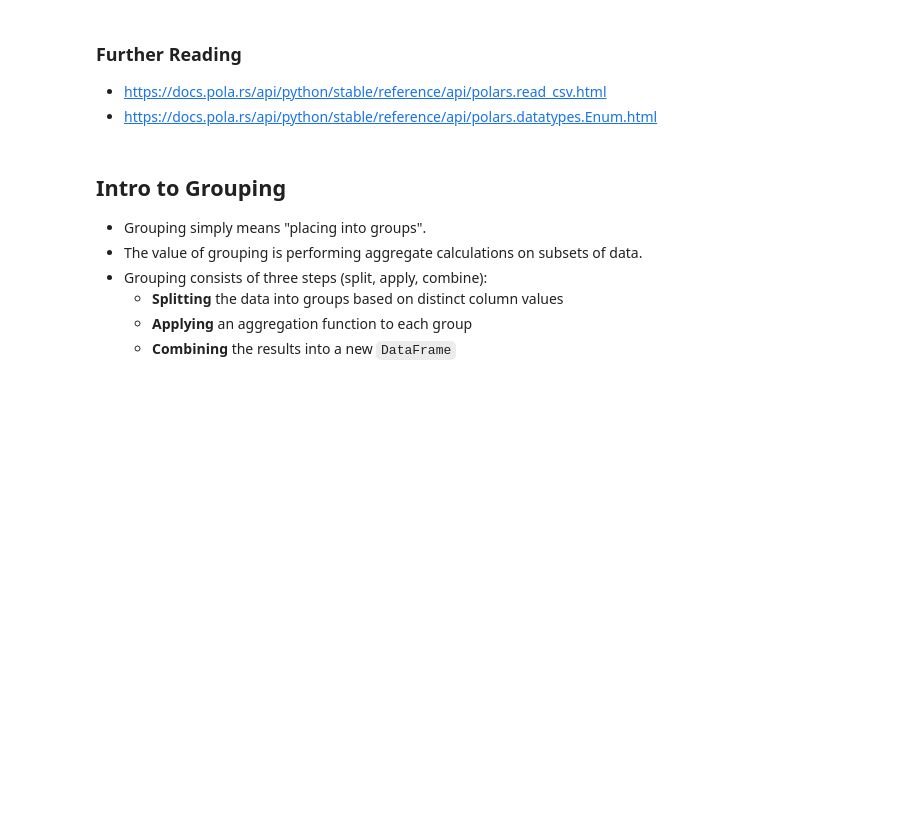
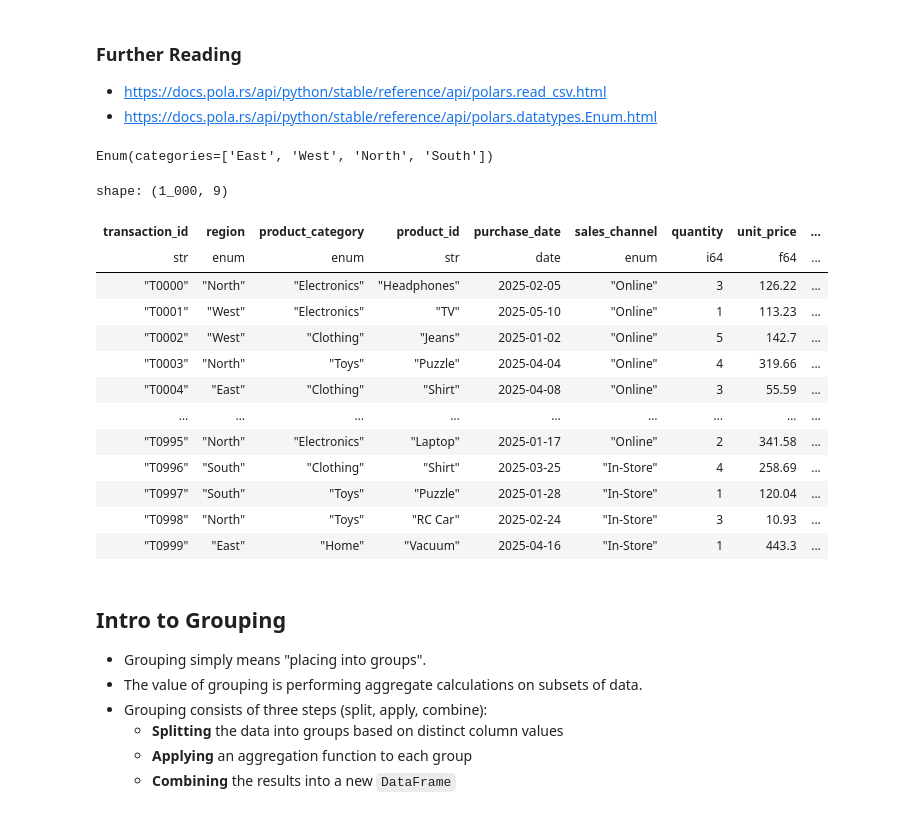
Before and after one commit to yaowenqiang/Data-Analysis-with-Polars-and-Python, a Jupyter notebook: incomplete/16 - GroupBy.ipynb, the cells around one changed output. Cells and saved outputs as stored; diff of their text form; code cells hidden in the pictures; blank space fills up the shorter version.

```diff
--- a/incomplete/16 - GroupBy.ipynb
+++ b/incomplete/16 - GroupBy.ipynb
@@ -10,7 +53,51 @@
+# %%
+region_enum = pl.Enum(
+    [
+        "East",
+        "West",
+        "North",
+        "South",
+    ]
+)
 # %% [markdown]
 ### Further Reading
 - https://docs.pola.rs/api/python/stable/reference/api/polars.read_csv.html
 - https://docs.pola.rs/api/python/stable/reference/api/polars.datatypes.Enum.html
+# %%
+region_enum
+# %% [output]
+Enum(categories=['East', 'West', 'North', 'South'])
+# %%
+product_catetory_enum = pl.Enum(["Home", "Electronics", "Toys", "Clothing"])
+# %%
+sales_channel_enum = pl.Enum(["In-Store", "Online"])
+# %%
+retail_sales = pl.read_csv(
+    "retail_sales.csv",
+    try_parse_dates=True,
+    schema_overrides={
+        "region": region_enum,
+        "product_category": product_catetory_enum,
+        "sales_channel": sales_channel_enum,
+    },
+)
+# %%
+retail_sales
+# %% [output]
+shape: (1_000, 9)
+| transaction_id | region | product_category | product_id | purchase_date | sales_channel | quantity | unit_price | ... |
+| str | enum | enum | str | date | enum | i64 | f64 | ... |
+| "T0000" | "North" | "Electronics" | "Headphones" | 2025-02-05 | "Online" | 3 | 126.22 | ... |
+| "T0001" | "West" | "Electronics" | "TV" | 2025-05-10 | "Online" | 1 | 113.23 | ... |
+| "T0002" | "West" | "Clothing" | "Jeans" | 2025-01-02 | "Online" | 5 | 142.7 | ... |
+| "T0003" | "North" | "Toys" | "Puzzle" | 2025-04-04 | "Online" | 4 | 319.66 | ... |
+| "T0004" | "East" | "Clothing" | "Shirt" | 2025-04-08 | "Online" | 3 | 55.59 | ... |
+| … | … | … | … | … | … | … | … | ... |
+| "T0995" | "North" | "Electronics" | "Laptop" | 2025-01-17 | "Online" | 2 | 341.58 | ... |
+| "T0996" | "South" | "Clothing" | "Shirt" | 2025-03-25 | "In-Store" | 4 | 258.69 | ... |
+| "T0997" | "South" | "Toys" | "Puzzle" | 2025-01-28 | "In-Store" | 1 | 120.04 | ... |
+| "T0998" | "North" | "Toys" | "RC Car" | 2025-02-24 | "In-Store" | 3 | 10.93 | ... |
+| "T0999" | "East" | "Home" | "Vacuum" | 2025-04-16 | "In-Store" | 1 | 443.3 | ... |
 # %% [markdown]
 ## Intro to Grouping
 - Grouping simply means "placing into groups".
```
Also changed, not shown: parts of 46 cells of this notebook.
